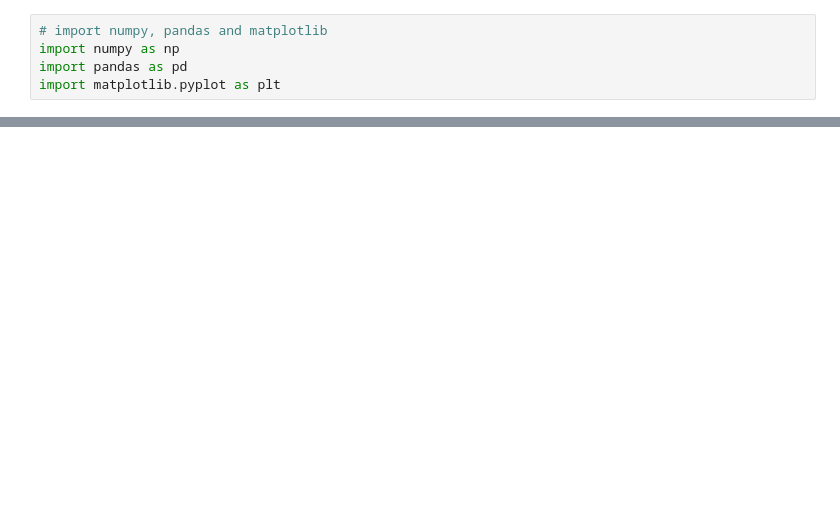
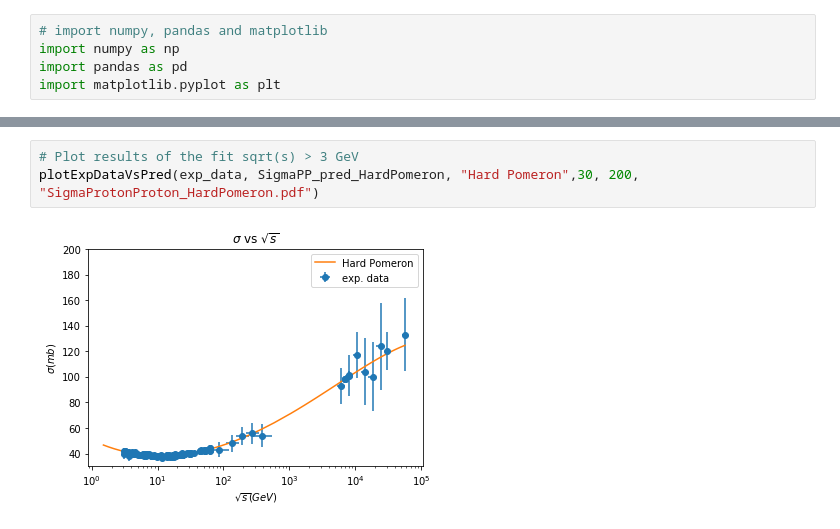
Before and after one commit to artur-amorim/gggpScatteringIHQCD, a Jupyter notebook: plots/SigmaProtonProton/plotSigmaProtonProton.ipynb, the cells around one changed output, grey strips where cells are left out. Saved outputs shown, nothing was run; the diff lists cells and outputs as text; blank space fills up the shorter version.

```diff
--- a/plots/SigmaProtonProton/plotSigmaProtonProton.ipynb
+++ b/plots/SigmaProtonProton/plotSigmaProtonProton.ipynb
@@ -22,0 +45,5 @@ plt.show()
+# %%
+# Plot results of the fit sqrt(s) > 3 GeV
+plotExpDataVsPred(exp_data, SigmaPP_pred_HardPomeron, "Hard Pomeron",30, 200, "SigmaProtonProton_HardPomeron.pdf")
+# %% [output]
+[figure, added]
```
Also changed, not shown: parts of 5 cells of this notebook.
